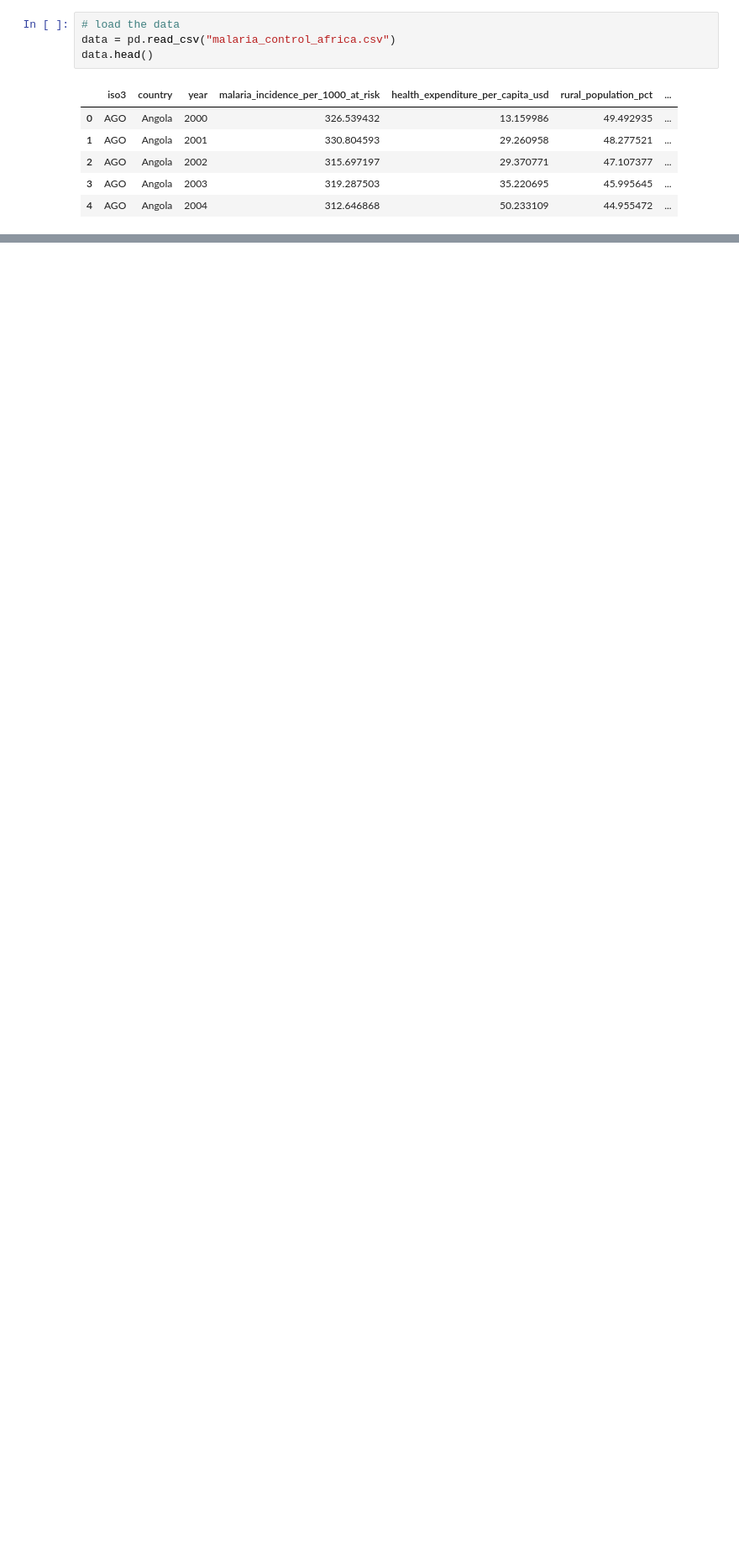
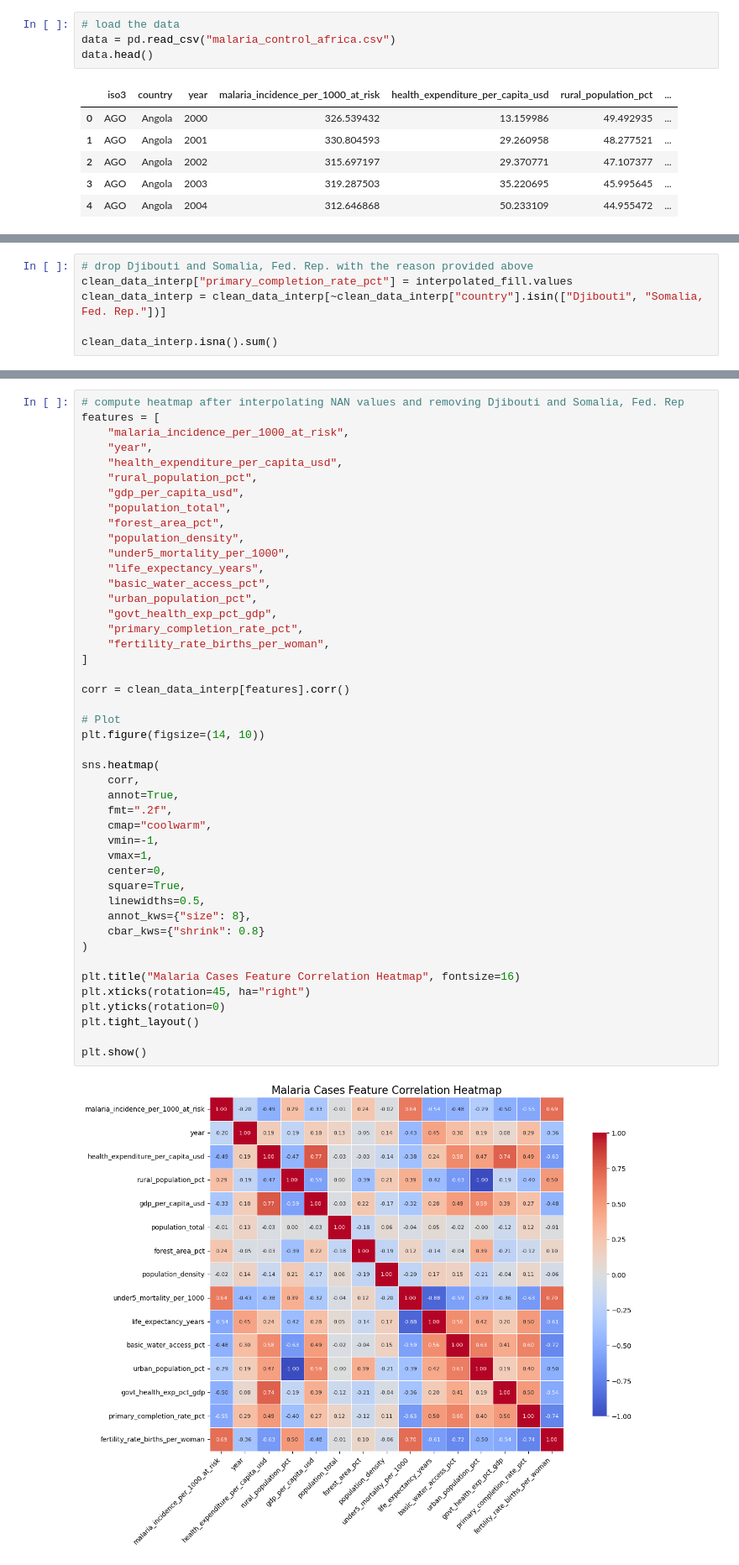
Before and after one commit to BodeMurairi2/linear_regression_model, a Jupyter notebook: summative/linear_regression/multivariate.ipynb, the cells around one changed output, grey strips where cells are left out. Shown at 84% size. Drawn from its saved outputs; the diff is of its cells as text; blank space fills up the shorter version.

```diff
--- a/summative/linear_regression/multivariate.ipynb
+++ b/summative/linear_regression/multivariate.ipynb
@@ -16,0 +353,6 @@ data.head()
+# %%
+# drop Djibouti and Somalia, Fed. Rep. with the reason provided above
+clean_data_interp["primary_completion_rate_pct"] = interpolated_fill.values
+clean_data_interp = clean_data_interp[~clean_data_interp["country"].isin(["Djibouti", "Somalia, Fed. Rep."])]
+
+clean_data_interp.isna().sum()
@@ -16,0 +378,47 @@ data.head()
+# %%
+# compute heatmap after interpolating NAN values and removing Djibouti and Somalia, Fed. Rep
+features = [
+    "malaria_incidence_per_1000_at_risk",
+    "year",
+    "health_expenditure_per_capita_usd",
+    "rural_population_pct",
+    "gdp_per_capita_usd",
+    "population_total",
+    "forest_area_pct",
+    "population_density",
+    "under5_mortality_per_1000",
+    "life_expectancy_years",
+    "basic_water_access_pct",
+    "urban_population_pct",
+    "govt_health_exp_pct_gdp",
+    "primary_completion_rate_pct",
+    "fertility_rate_births_per_woman",
+]
+
+corr = clean_data_interp[features].corr()
+
+# Plot
+plt.figure(figsize=(14, 10))
+
+sns.heatmap(
+    corr,
+    annot=True,
+    fmt=".2f",
+    cmap="coolwarm",
+    vmin=-1,
+    vmax=1,
+    center=0,
+    square=True,
+    linewidths=0.5,
+    annot_kws={"size": 8},
+    cbar_kws={"shrink": 0.8}
+)
+
+plt.title("Malaria Cases Feature Correlation Heatmap", fontsize=16)
+plt.xticks(rotation=45, ha="right")
+plt.yticks(rotation=0)
+plt.tight_layout()
+
+plt.show()
+# %% [output]
+[figure, added]
```
Also changed, not shown: parts of 34 cells of this notebook, 3 other files.
